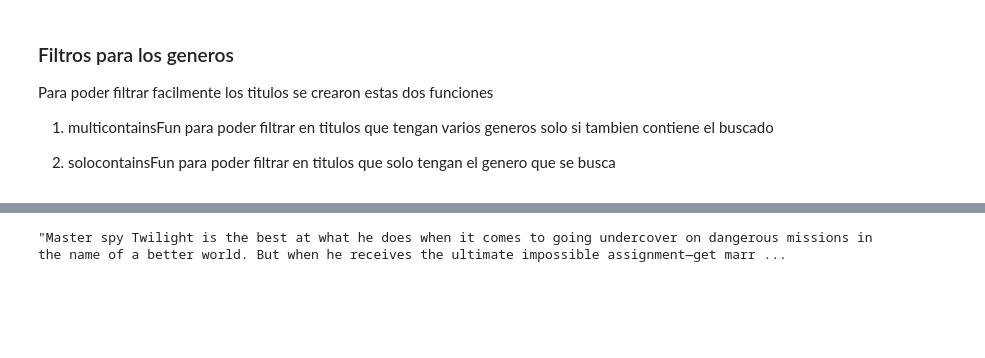
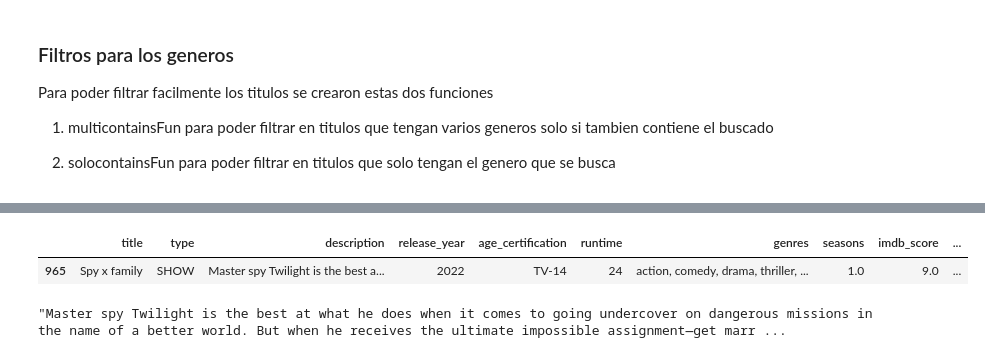
Before and after one commit to Eva02Daruma/presentacion-de-IA, a Jupyter notebook: main.ipynb, the cells around one changed output, grey strips where cells are left out. Cells and saved outputs as stored; diff of their text form; code cells hidden in the pictures; blank space fills up the shorter version.

```diff
--- a/main.ipynb
+++ b/main.ipynb
@@ -180 +249,7 @@ multicontainsFun(tipoStr='action',data=titulos , column='genres').sort_values(by
+# %%
+
+buscarTitulo(titulo='Spy')
+# %% [output]
+|  | title | type | description | release_year | age_certification | runtime | genres | seasons | imdb_score | ... |
+| 965 | Spy x family | SHOW | Master spy Twilight is the best a... | 2022 | TV-14 | 24 | action, comedy, drama, thriller, ... | 1.0 | 9.0 | ... |
 # %%
```
Also changed, not shown: parts of 29 cells of this notebook.
